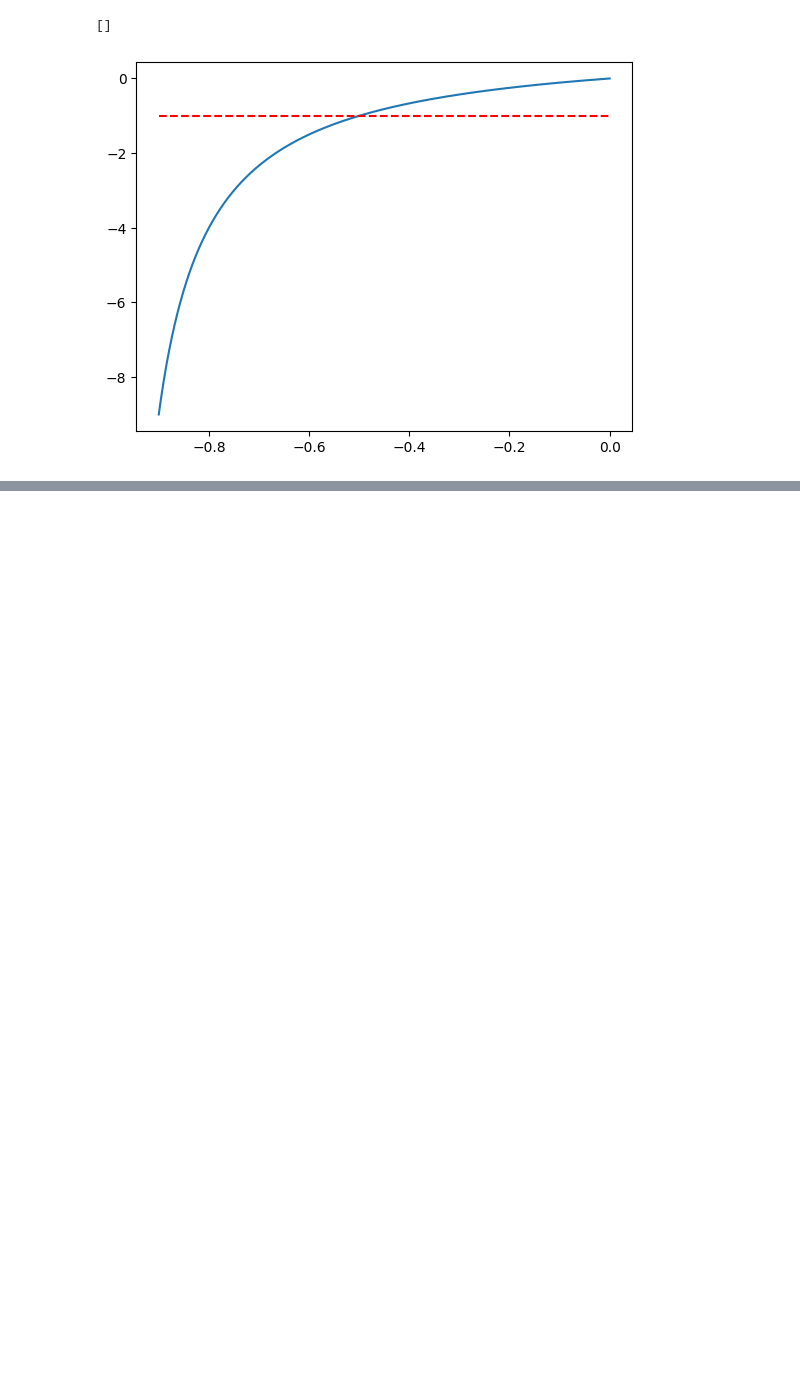
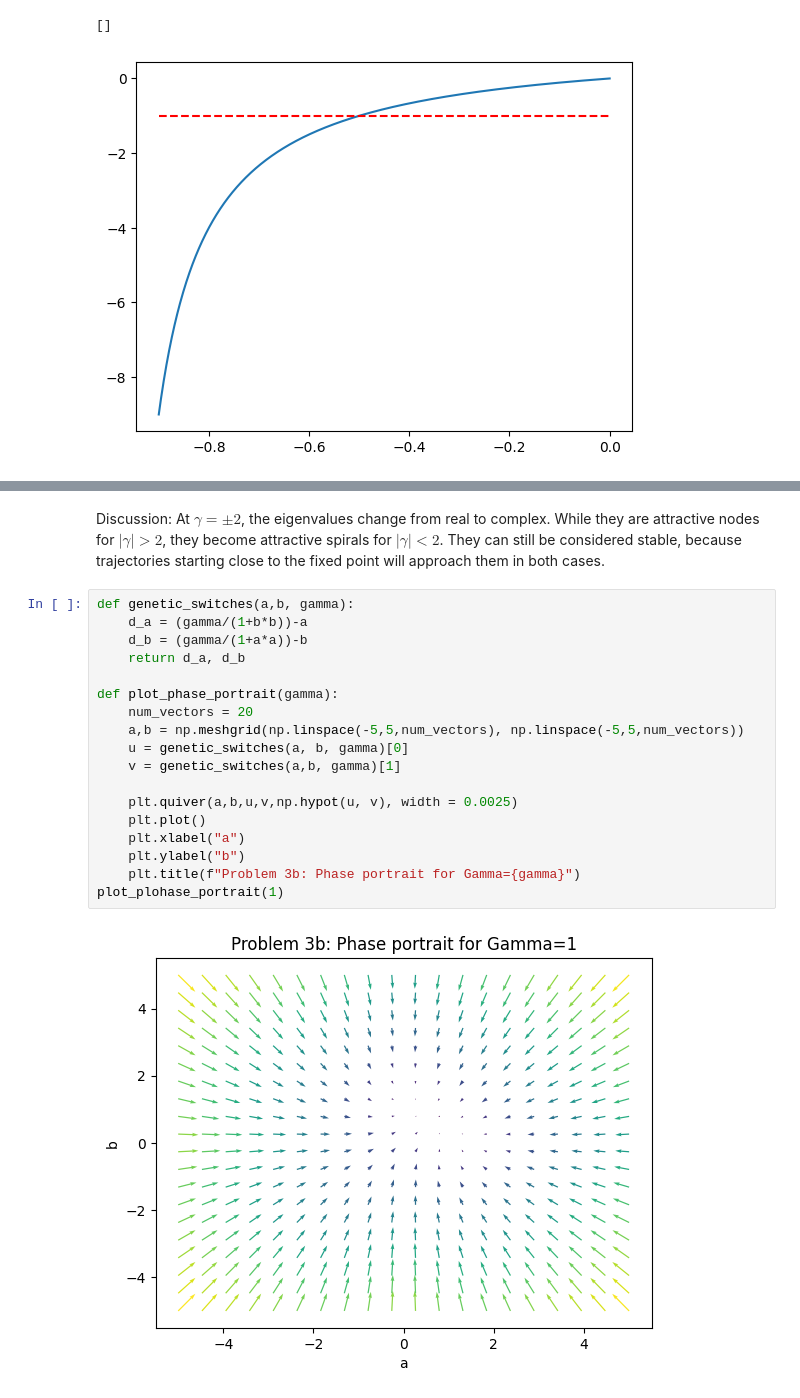
Before and after one commit to corinnawegner/Physics_of_complex_systems, a Jupyter notebook: Assignment 4/Assignment 4.ipynb, the cells around one changed output, grey strips where cells are left out. Cells and saved outputs as stored; diff of their text form; blank space fills up the shorter version.

Commit message:
phase portrait

```diff
--- a/Assignment 4/Assignment 4.ipynb
+++ b/Assignment 4/Assignment 4.ipynb
@@ -34,0 +59,22 @@ TypeError: a_gamma() missing 1 required positional argument: 'g'
+# %% [markdown]
+Discussion: At $\gamma = \pm 2$, the eigenvalues change from real to complex. While they are attractive nodes for $|\gamma|>2$, they become attractive spirals for $|\gamma|<2$. They can still be considered stable, because trajectories starting close to the fixed point will approach them in both cases.
+# %%
+def genetic_switches(a,b, gamma):
+    d_a = (gamma/(1+b*b))-a
+    d_b = (gamma/(1+a*a))-b
+    return d_a, d_b
+
+def plot_phase_portrait(gamma):
+    num_vectors = 20
+    a,b = np.meshgrid(np.linspace(-5,5,num_vectors), np.linspace(-5,5,num_vectors))
+    u = genetic_switches(a, b, gamma)[0]
+    v = genetic_switches(a,b, gamma)[1]
+
+    plt.quiver(a,b,u,v,np.hypot(u, v), width = 0.0025)
+    plt.plot()
+    plt.xlabel("a")
+    plt.ylabel("b")
+    plt.title(f"Problem 3b: Phase portrait for Gamma={gamma}")
+plot_plohase_portrait(1)
+# %% [output]
+[figure, added]
```
Also changed, not shown: parts of 4 cells of this notebook.
